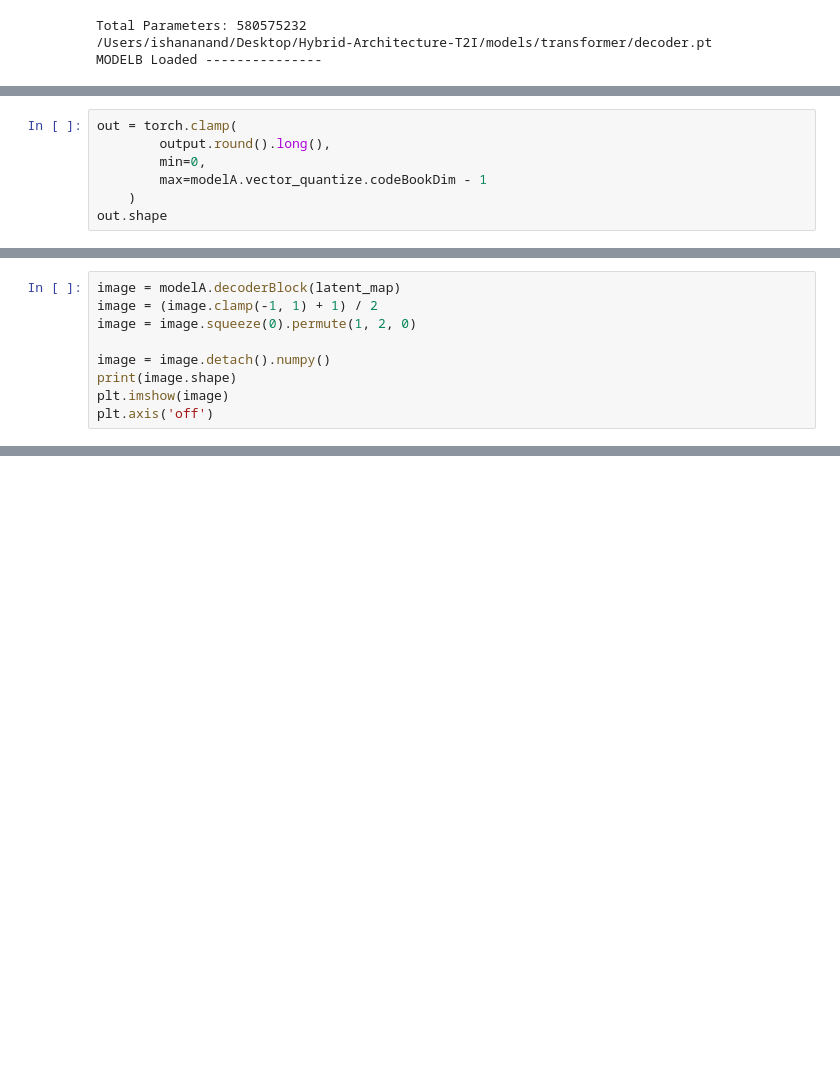
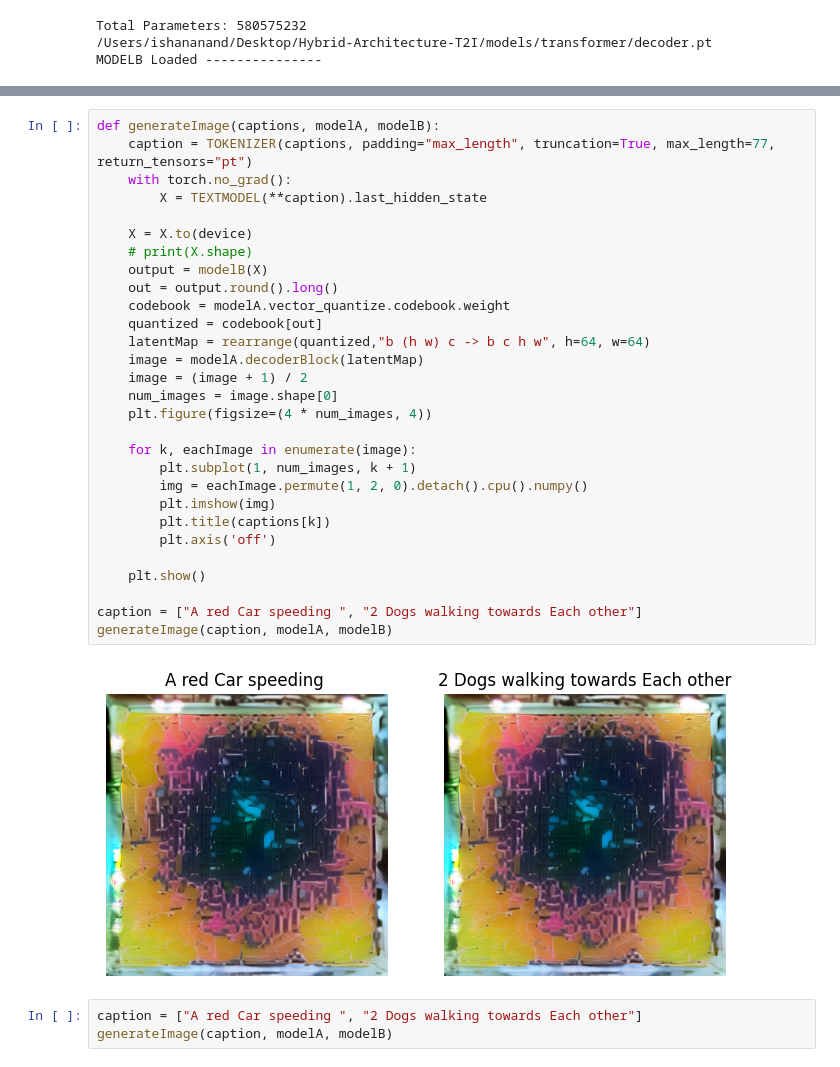
Before and after one commit to Ishushan02/Hybrid-Architecture-T2I, a Jupyter notebook: 10_ModelBTest.ipynb, the cells around one changed output, grey strips where cells are left out. Cells and saved outputs as stored; diff of their text form; blank space fills up the shorter version.

Commit message:
New Images Generated

```diff
--- a/10_ModelBTest.ipynb
+++ b/10_ModelBTest.ipynb
@@ -566,7 +547,0 @@ tensor([[338.5174, 340.5120, 340.4459,  ..., 265.4385, 277.3467, 227.9092]],
-# %%
-out = torch.clamp(
-        output.round().long(),
-        min=0,
-        max=modelA.vector_quantize.codeBookDim - 1
-    )
-out.shape
@@ -592,9 +547,0 @@ torch.Size([1, 128, 64, 64])
-# %%
-image = modelA.decoderBlock(latent_map)
-image = (image.clamp(-1, 1) + 1) / 2
-image = image.squeeze(0).permute(1, 2, 0)
-
-image = image.detach().numpy()
-print(image.shape)
-plt.imshow(image)
-plt.axis('off')
@@ -608,0 +548,34 @@ False
+# %%
+def generateImage(captions, modelA, modelB):
+    caption = TOKENIZER(captions, padding="max_length", truncation=True, max_length=77, return_tensors="pt")
+    with torch.no_grad():
+        X = TEXTMODEL(**caption).last_hidden_state
+
+    X = X.to(device)
+    # print(X.shape)
+    output = modelB(X)
+    out = output.round().long()
+    codebook = modelA.vector_quantize.codebook.weight
+    quantized = codebook[out]
+    latentMap = rearrange(quantized,"b (h w) c -> b c h w", h=64, w=64)
+    image = modelA.decoderBlock(latentMap)
+    image = (image + 1) / 2
+    num_images = image.shape[0]
+    plt.figure(figsize=(4 * num_images, 4))
+
+    for k, eachImage in enumerate(image):
+        plt.subplot(1, num_images, k + 1)
+        img = eachImage.permute(1, 2, 0).detach().cpu().numpy()
+        plt.imshow(img)
+        plt.title(captions[k])
+        plt.axis('off')
+
+    plt.show()
+
+caption = ["A red Car speeding ", "2 Dogs walking towards Each other"]
+generateImage(caption, modelA, modelB)
+# %% [output]
+[figure, added]
+# %%
+caption = ["A red Car speeding ", "2 Dogs walking towards Each other"]
+generateImage(caption, modelA, modelB)
```
Also changed, not shown: parts of 8 cells of this notebook.
